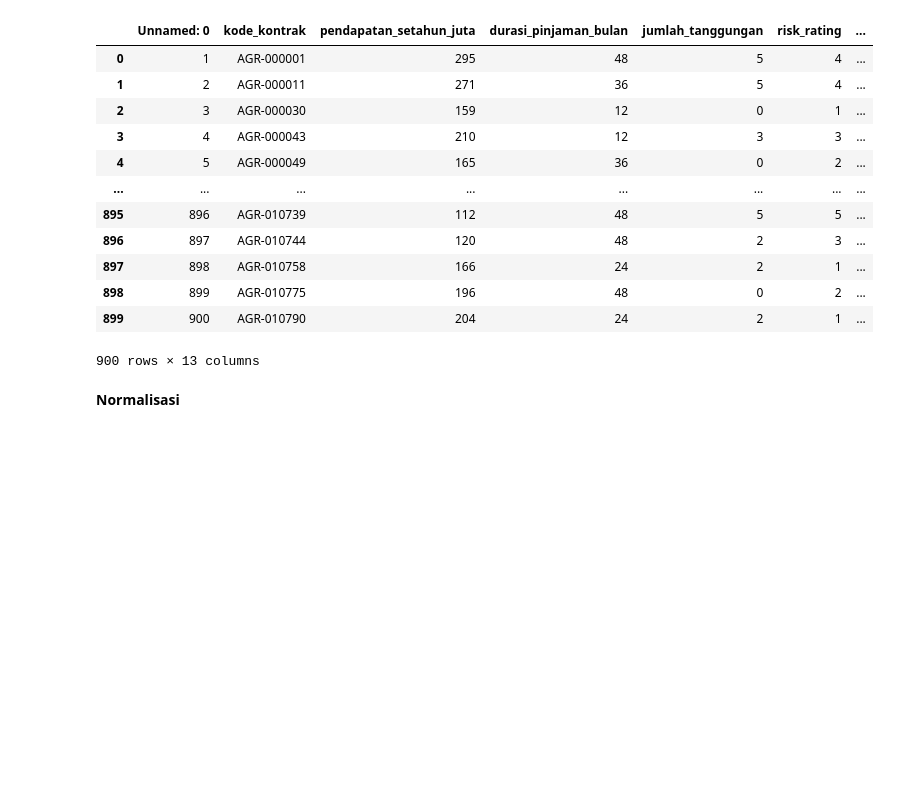
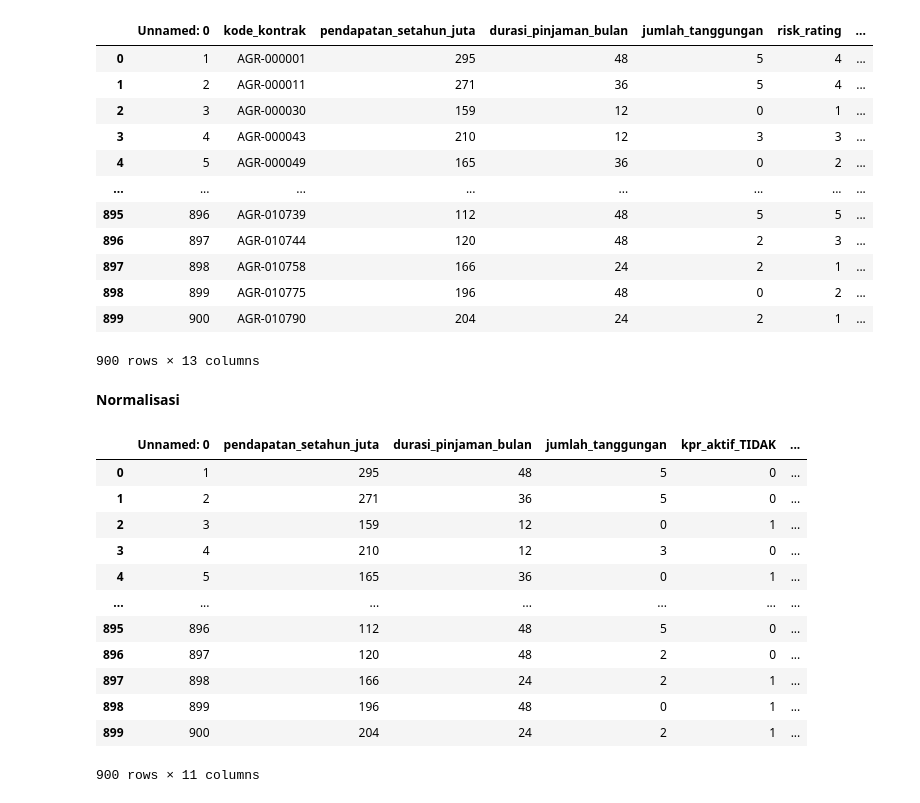
Before and after one commit to HambaliFitrianto/datamining, a Jupyter notebook: _sources/Categorical to numeric.ipynb, the cells around one changed output. Saved outputs shown, nothing was run; the diff lists cells and outputs as text; code cells hidden in the pictures; blank space fills up the shorter version.

```diff
--- a/_sources/Categorical to numeric.ipynb
+++ b/_sources/Categorical to numeric.ipynb
@@ -119,3 +119,20 @@ data_hasil
 900 rows × 13 columns
 # %% [markdown]
 **Normalisasi**
+# %%
+fitur = data_hasil.drop(columns=['kode_kontrak', 'risk_rating'])
+fitur
+# %% [output]
+|  | Unnamed: 0 | pendapatan_setahun_juta | durasi_pinjaman_bulan | jumlah_tanggungan | kpr_aktif_TIDAK | ... |
+| 0 | 1 | 295 | 48 | 5 | 0 | ... |
+| 1 | 2 | 271 | 36 | 5 | 0 | ... |
+| 2 | 3 | 159 | 12 | 0 | 1 | ... |
+| 3 | 4 | 210 | 12 | 3 | 0 | ... |
+| 4 | 5 | 165 | 36 | 0 | 1 | ... |
+| ... | ... | ... | ... | ... | ... | ... |
+| 895 | 896 | 112 | 48 | 5 | 0 | ... |
+| 896 | 897 | 120 | 48 | 2 | 0 | ... |
+| 897 | 898 | 166 | 24 | 2 | 1 | ... |
+| 898 | 899 | 196 | 48 | 0 | 1 | ... |
+| 899 | 900 | 204 | 24 | 2 | 1 | ... |
+900 rows × 11 columns
```
Also changed, not shown: parts of 5 cells of this notebook, 2 other files.
